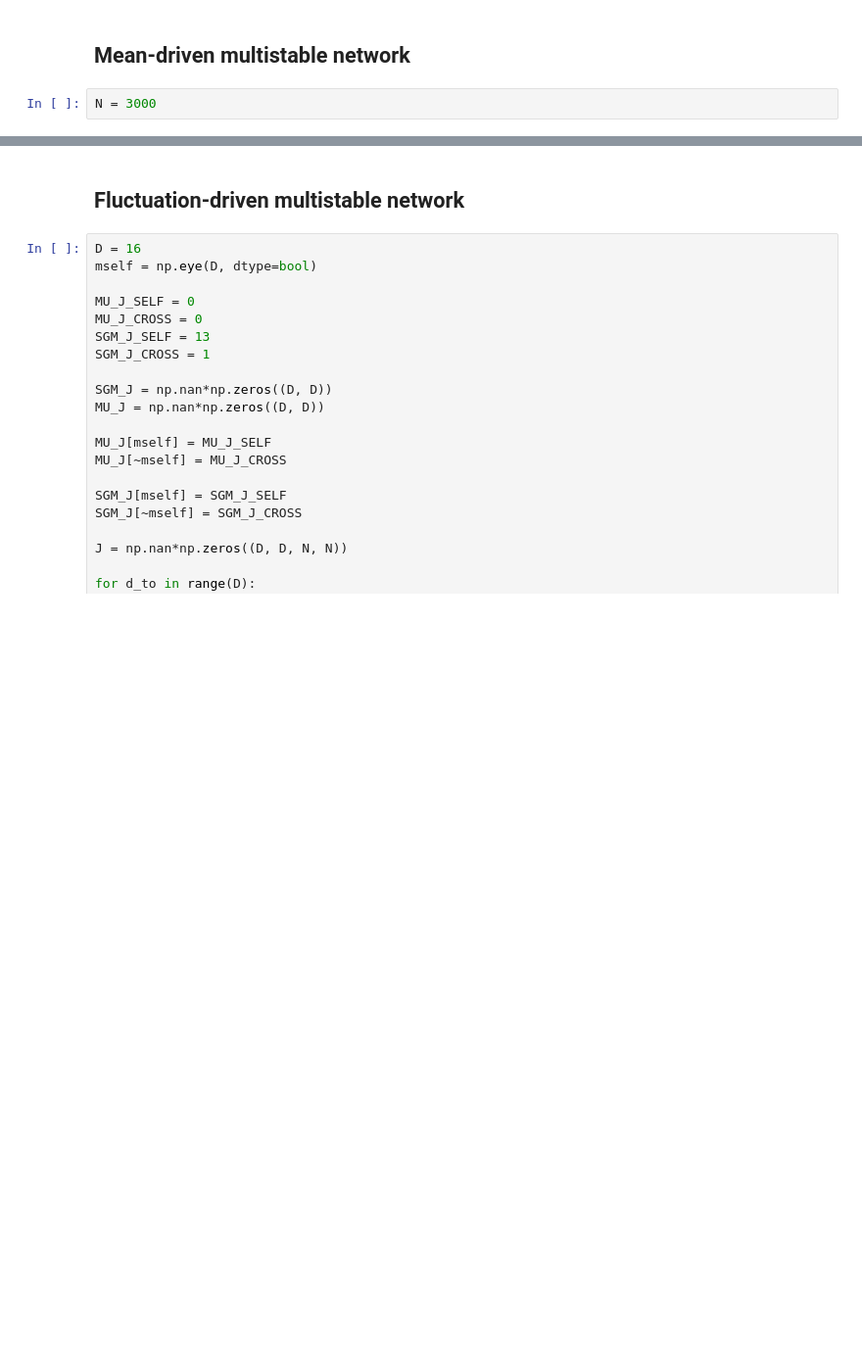
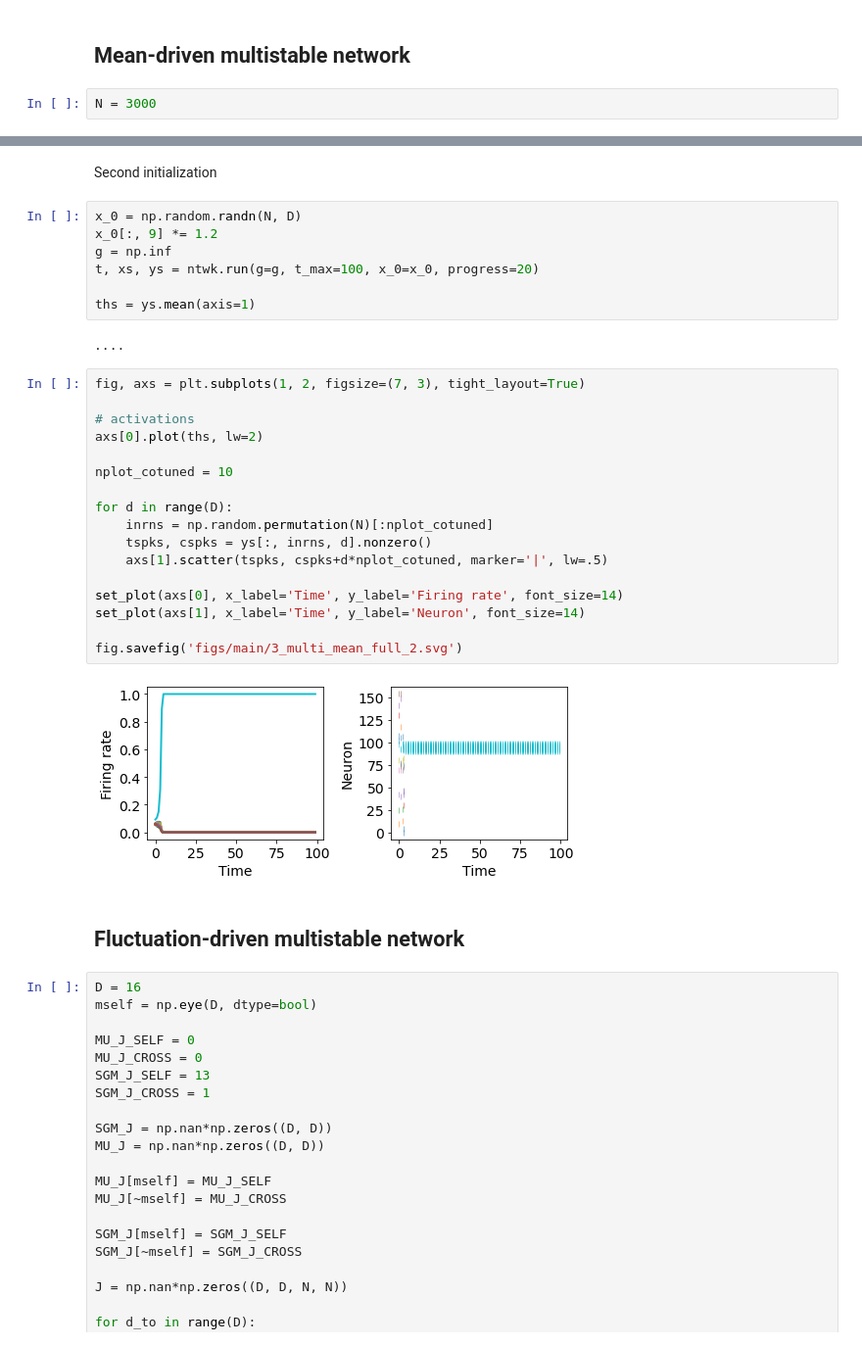
Before and after one commit to rkp8000/balanced-wta, a Jupyter notebook: 3B_multi_full_mean_vs_fluc.ipynb, the cells around one changed output, grey strips where cells are left out. Shown: that part at 98% size. Drawn from its saved outputs; the diff is of its cells as text; blank space fills up the shorter version.

```diff
--- a/3B_multi_full_mean_vs_fluc.ipynb
+++ b/3B_multi_full_mean_vs_fluc.ipynb
@@ -69,3 +69,33 @@ fig.savefig('figs/main/3_multi_mean_full.svg')
+# %% [markdown]
+Second initialization
+# %%
+x_0 = np.random.randn(N, D)
+x_0[:, 9] *= 1.2
+g = np.inf
+t, xs, ys = ntwk.run(g=g, t_max=100, x_0=x_0, progress=20)
+
+ths = ys.mean(axis=1)
+# %% [output]
+....
+# %%
+fig, axs = plt.subplots(1, 2, figsize=(7, 3), tight_layout=True)
+
+# activations
+axs[0].plot(ths, lw=2)
+
+nplot_cotuned = 10
+
+for d in range(D):
+    inrns = np.random.permutation(N)[:nplot_cotuned]
+    tspks, cspks = ys[:, inrns, d].nonzero()
+    axs[1].scatter(tspks, cspks+d*nplot_cotuned, marker='|', lw=.5)
+
+set_plot(axs[0], x_label='Time', y_label='Firing rate', font_size=14)
+set_plot(axs[1], x_label='Time', y_label='Neuron', font_size=14)
+
+fig.savefig('figs/main/3_multi_mean_full_2.svg')
+# %% [output]
+[figure, added]
 # %% [markdown]
 ## Fluctuation-driven multistable network
 # %%
```
Also changed, not shown: parts of 4 cells of this notebook, 51 other files.
